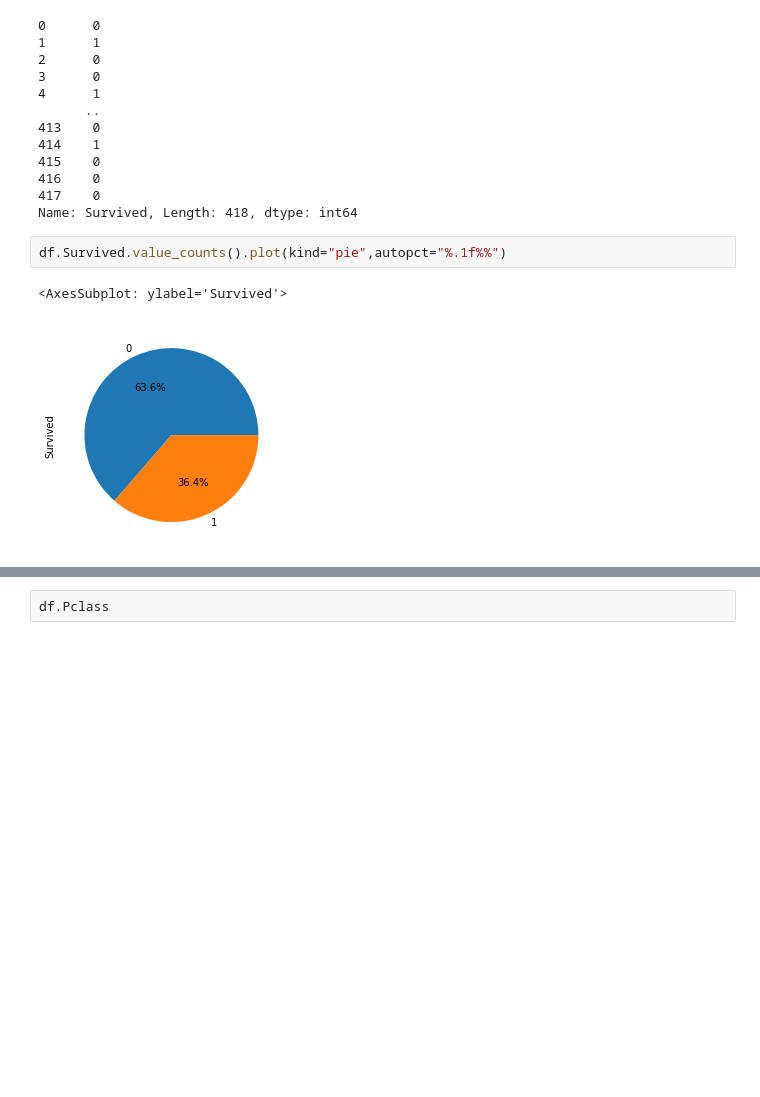
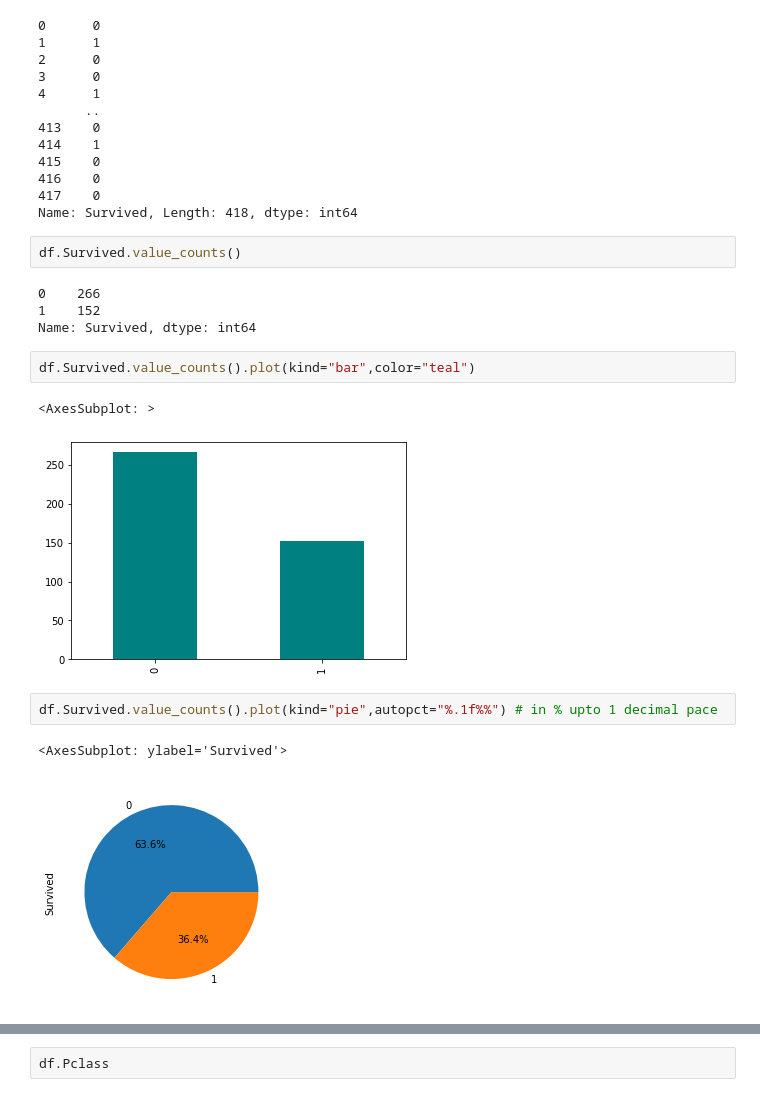
Before and after one commit to zeenat65415/PyDS-MTTF, a Jupyter notebook: pandas/chapter2.ipynb, the cells around one changed output, grey strips where cells are left out. Saved outputs shown, nothing was run; the diff lists cells and outputs as text; blank space fills up the shorter version.

```diff
--- a/pandas/chapter2.ipynb
+++ b/pandas/chapter2.ipynb
@@ -186,8 +250,19 @@ df.Survived
 416    0
 417    0
 Name: Survived, Length: 418, dtype: int64
+# %%
+df.Survived.value_counts()
+# %% [output]
+0    266
+1    152
+Name: Survived, dtype: int64
+# %%
+df.Survived.value_counts().plot(kind="bar",color="teal")
+# %% [output]
+<AxesSubplot: >
+[figure, added]
 # %%
-df.Survived.value_counts().plot(kind="pie",autopct="%.1f%%")
+df.Survived.value_counts().plot(kind="pie",autopct="%.1f%%") # in % upto 1 decimal pace
 # %% [output]
 <AxesSubplot: ylabel='Survived'>
 [figure]
```
Also changed, not shown: parts of 22 cells of this notebook, 1 other file.
